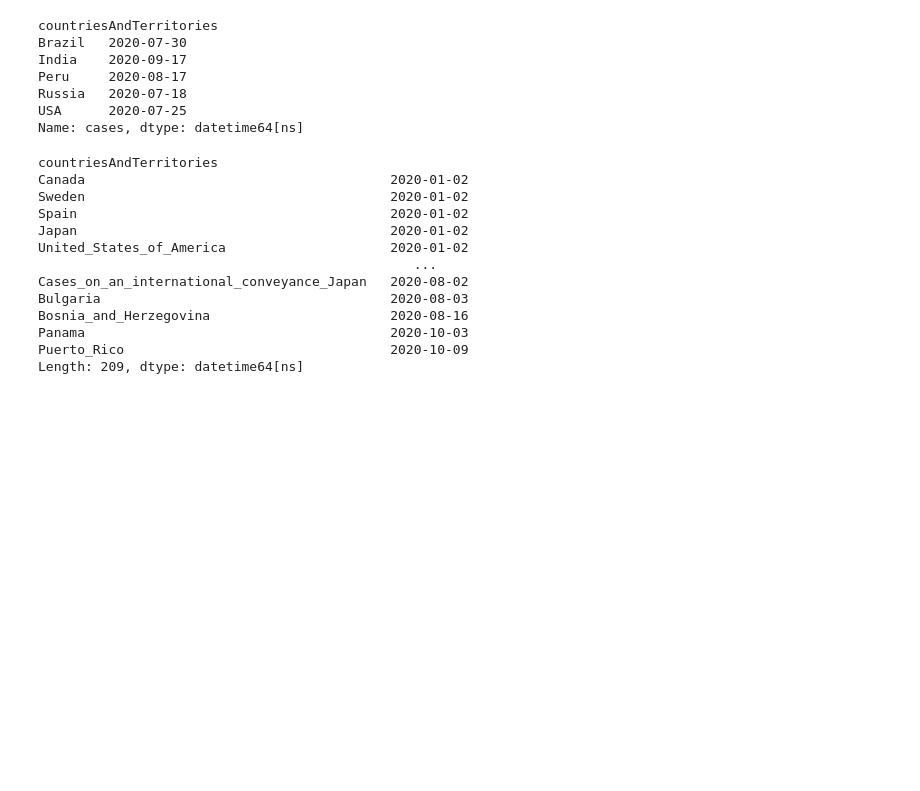
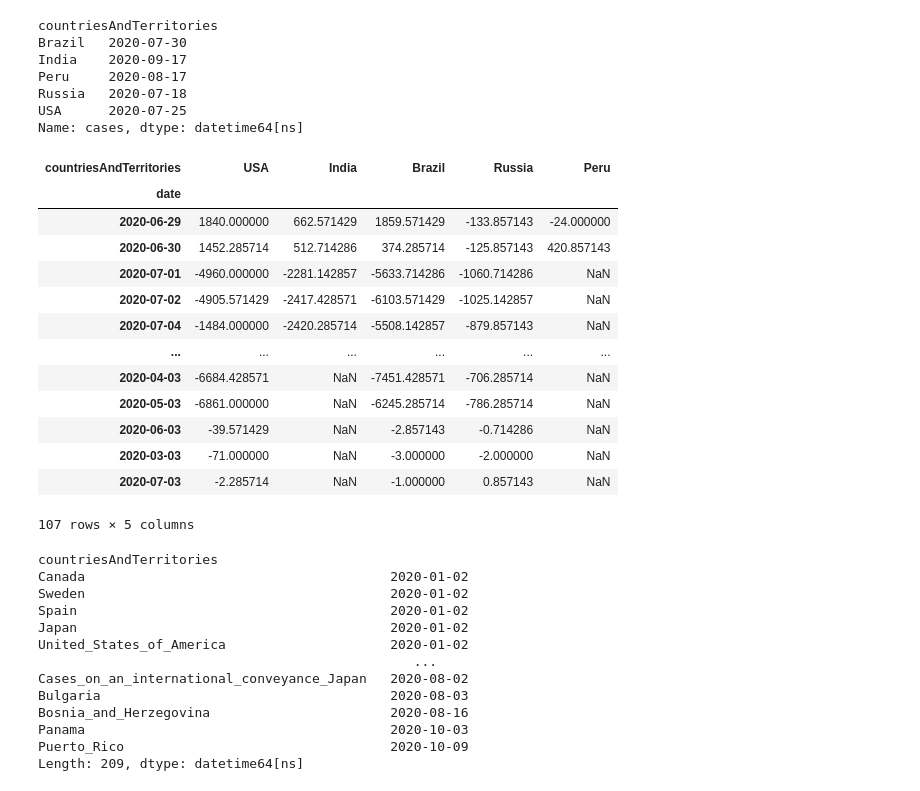
Before and after one commit to BilkisKhan/Assignments_Panda, a Jupyter notebook: ch_04/ch04_solutions.ipynb, the cells around one changed output. Cells and saved outputs as stored; diff of their text form; code cells hidden in the pictures; blank space fills up the shorter version.

```diff
--- a/ch_04/ch04_solutions.ipynb
+++ b/ch_04/ch04_solutions.ipynb
@@ -321,3 +317,30 @@ Name: cases, dtype: datetime64[ns]
+# %%
+# Exercise 10
+
+# P3
+
+
+sum_of_cases_day = cData.groupby(['countriesAndTerritories', pd.Grouper(freq='1D')]).cases.sum()
+sum_of_cases_day = sum_of_cases_day.unstack(0)
+seven_avg_cases = sum_of_cases_day.diff().rolling(7).mean().last('1W')[index_of_five_cntry]
+seven_avg_cases
+
+#                         .unstack(0).diff().rolling(7).mean().last('1W')[index_of_five_cntry]
+# %% [output]
+| countriesAndTerritories | USA | India | Brazil | Russia | Peru |
+| date |  |  |  |  |  |
+| 2020-06-29 | 1840.000000 | 662.571429 | 1859.571429 | -133.857143 | -24.000000 |
+| 2020-06-30 | 1452.285714 | 512.714286 | 374.285714 | -125.857143 | 420.857143 |
+| 2020-07-01 | -4960.000000 | -2281.142857 | -5633.714286 | -1060.714286 | NaN |
+| 2020-07-02 | -4905.571429 | -2417.428571 | -6103.571429 | -1025.142857 | NaN |
+| 2020-07-04 | -1484.000000 | -2420.285714 | -5508.142857 | -879.857143 | NaN |
+| ... | ... | ... | ... | ... | ... |
+| 2020-04-03 | -6684.428571 | NaN | -7451.428571 | -706.285714 | NaN |
+| 2020-05-03 | -6861.000000 | NaN | -6245.285714 | -786.285714 | NaN |
+| 2020-06-03 | -39.571429 | NaN | -2.857143 | -0.714286 | NaN |
+| 2020-03-03 | -71.000000 | NaN | -3.000000 | -2.000000 | NaN |
+| 2020-07-03 | -2.285714 | NaN | -1.000000 | 0.857143 | NaN |
+107 rows × 5 columns
 # %%
 # Exercise 10
 
```
Also changed, not shown: parts of 1 cell of this notebook.
